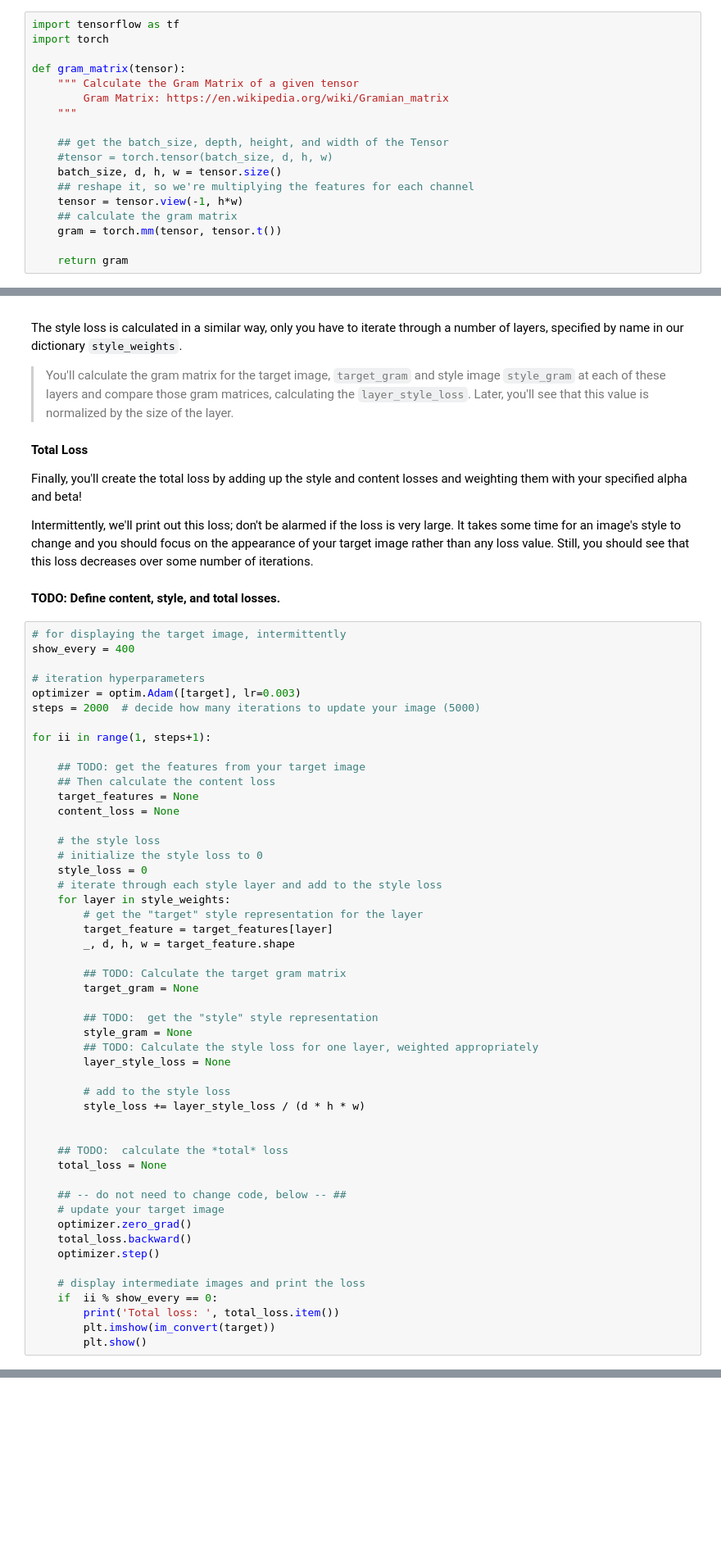
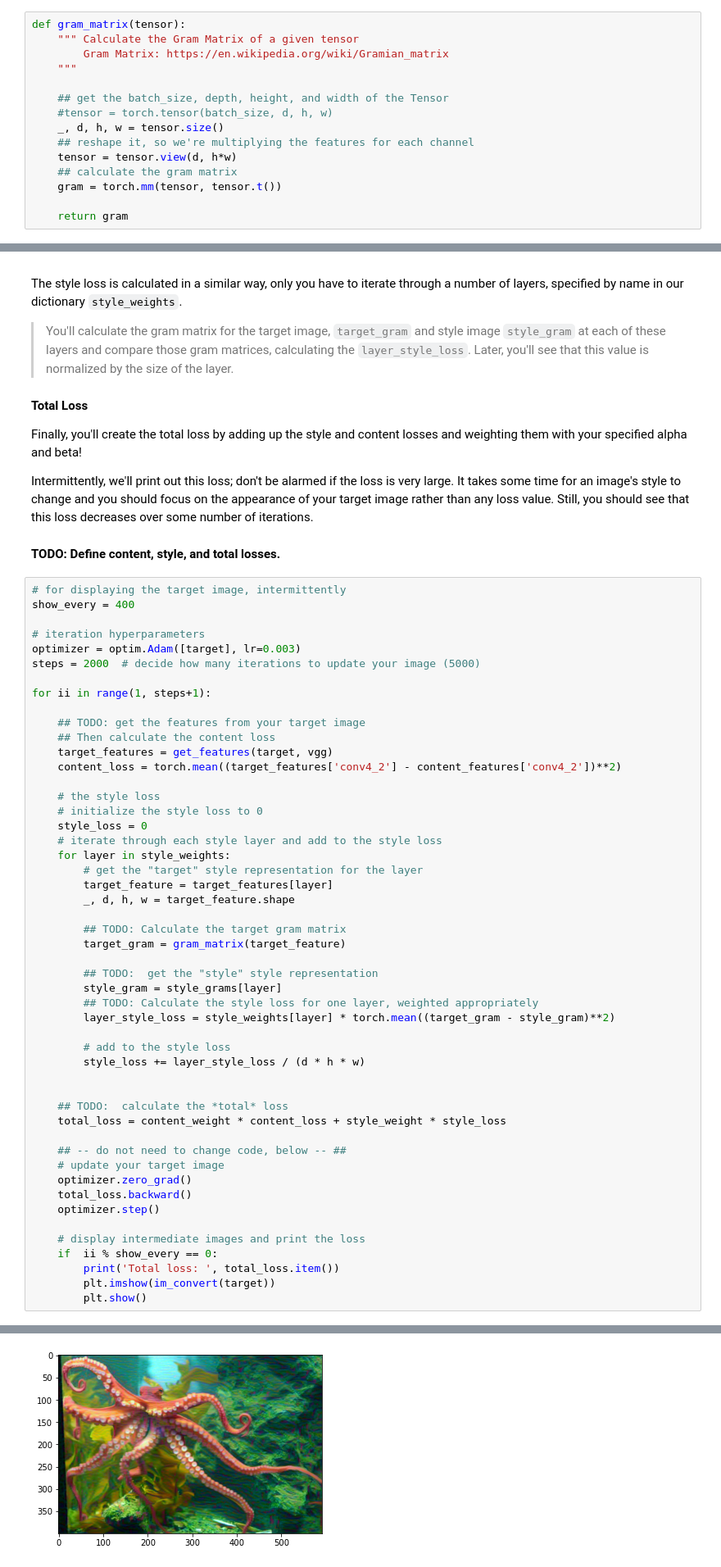
Before and after one commit to armelito60/DLPyTorch_2ndPart, a Jupyter notebook: style-transfer/Style_Transfer_Exercise.ipynb, the cells around one changed output, grey strips where cells are left out. Shown at 82% size. Saved outputs shown, nothing was run; the diff lists cells and outputs as text; blank space fills up the shorter version.

Commit message:
define content, style and total losses to illustrate final images

```diff
--- a/style-transfer/Style_Transfer_Exercise.ipynb
+++ b/style-transfer/Style_Transfer_Exercise.ipynb
@@ -206,9 +206,6 @@ The output of every convolutional layer is a Tensor with dimensions associated w
 
 #### TODO: Complete the `gram_matrix` function.
 # %%
-import tensorflow as tf
-import torch
-
 def gram_matrix(tensor):
     """ Calculate the Gram Matrix of a given tensor
         Gram Matrix: https://en.wikipedia.org/wiki/Gramian_matrix
@@ -216,9 +213,9 @@ def gram_matrix(tensor):
 
     ## get the batch_size, depth, height, and width of the Tensor
     #tensor = torch.tensor(batch_size, d, h, w)
-    batch_size, d, h, w = tensor.size()
+    _, d, h, w = tensor.size()
     ## reshape it, so we're multiplying the features for each channel
-    tensor = tensor.view(-1, h*w)
+    tensor = tensor.view(d, h*w)
     ## calculate the gram matrix
     gram = torch.mm(tensor, tensor.t())
 
@@ -302,8 +299,8 @@ for ii in range(1, steps+1):
 
     ## TODO: get the features from your target image
     ## Then calculate the content loss
-    target_features = None
-    content_loss = None
+    target_features = get_features(target, vgg)
+    content_loss = torch.mean((target_features['conv4_2'] - content_features['conv4_2'])**2)
 
     # the style loss
     # initialize the style loss to 0
@@ -315,19 +312,19 @@ for ii in range(1, steps+1):
         _, d, h, w = target_feature.shape
 
         ## TODO: Calculate the target gram matrix
-        target_gram = None
+        target_gram = gram_matrix(target_feature)
 
         ## TODO:  get the "style" style representation
-        style_gram = None
+        style_gram = style_grams[layer]
         ## TODO: Calculate the style loss for one layer, weighted appropriately
-        layer_style_loss = None
+        layer_style_loss = style_weights[layer] * torch.mean((target_gram - style_gram)**2)
 
         # add to the style loss
         style_loss += layer_style_loss / (d * h * w)
 
 
     ## TODO:  calculate the *total* loss
-    total_loss = None
+    total_loss = content_weight * content_loss + style_weight * style_loss
 
     ## -- do not need to change code, below -- ##
     # update your target image
@@ -344,0 +342 @@ TypeError: 'NoneType' object is not subscriptable
+[figure, added]
```
Also changed, not shown: parts of 1 cell of this notebook, 1 other file.
